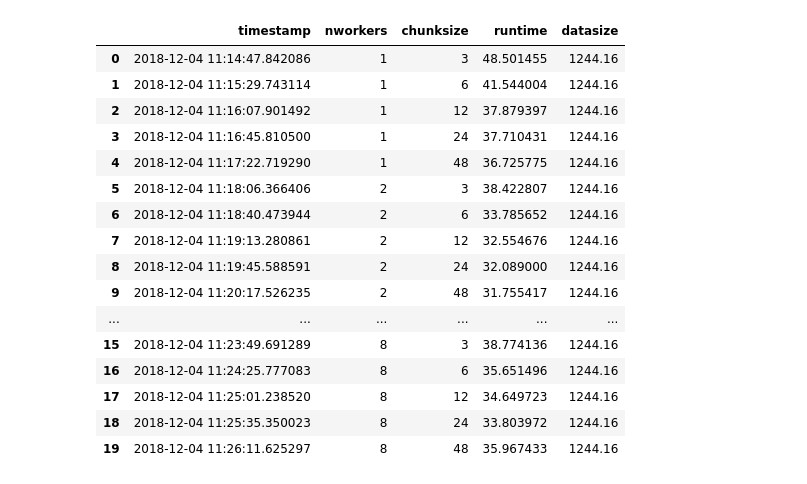
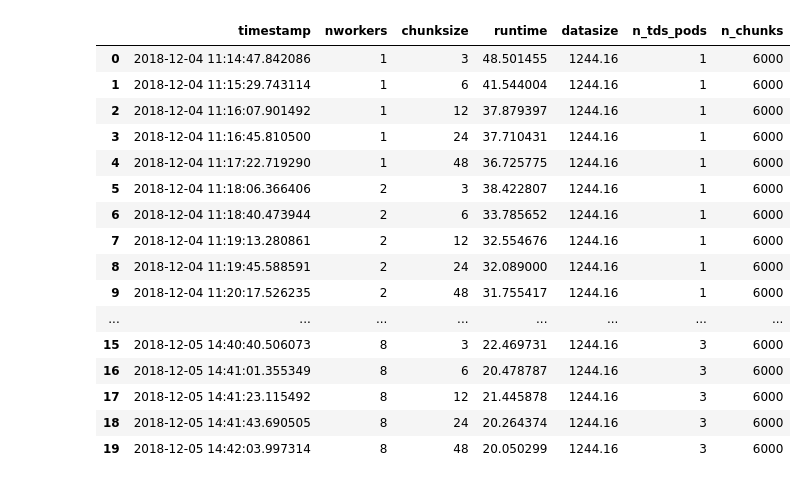
Before and after one commit to rabernat/pangeo_esgf_demo, a Jupyter notebook: analyze_benchmarks.ipynb, the cells around one changed output. Saved outputs shown, nothing was run; the diff lists cells and outputs as text; code cells hidden in the pictures.

```diff
--- a/analyze_benchmarks.ipynb
+++ b/analyze_benchmarks.ipynb
@@ -4,24 +5,32 @@ from matplotlib import pyplot as plt
 %matplotlib inline
 # %%
-df = pd.read_csv("benchmark.csv", parse_dates=['timestamp'])
+nt_gfdl = 6000
+nt_newmann = 12054*9
+
+df1 = pd.read_csv("benchmark.csv", parse_dates=['timestamp'])
+df1['n_tds_pods'] = 1
+df2 = pd.read_csv("benchmark_3pods.csv", parse_dates=['timestamp'])
+df2['n_tds_pods'] = 3
+df = pd.concat([df1, df2])
 df = df.drop(df.columns[0], axis=1)
+df['n_chunks'] = nt_gfdl
 df
 # %% [output]
-|  | timestamp | nworkers | chunksize | runtime | datasize |
-| 0 | 2018-12-04 11:14:47.842086 | 1 | 3 | 48.501455 | 1244.16 |
-| 1 | 2018-12-04 11:15:29.743114 | 1 | 6 | 41.544004 | 1244.16 |
-| 2 | 2018-12-04 11:16:07.901492 | 1 | 12 | 37.879397 | 1244.16 |
-| 3 | 2018-12-04 11:16:45.810500 | 1 | 24 | 37.710431 | 1244.16 |
-| 4 | 2018-12-04 11:17:22.719290 | 1 | 48 | 36.725775 | 1244.16 |
-| 5 | 2018-12-04 11:18:06.366406 | 2 | 3 | 38.422807 | 1244.16 |
-| 6 | 2018-12-04 11:18:40.473944 | 2 | 6 | 33.785652 | 1244.16 |
-| 7 | 2018-12-04 11:19:13.280861 | 2 | 12 | 32.554676 | 1244.16 |
-| 8 | 2018-12-04 11:19:45.588591 | 2 | 24 | 32.089000 | 1244.16 |
-| 9 | 2018-12-04 11:20:17.526235 | 2 | 48 | 31.755417 | 1244.16 |
-| ... | ... | ... | ... | ... | ... |
-| 15 | 2018-12-04 11:23:49.691289 | 8 | 3 | 38.774136 | 1244.16 |
-| 16 | 2018-12-04 11:24:25.777083 | 8 | 6 | 35.651496 | 1244.16 |
-| 17 | 2018-12-04 11:25:01.238520 | 8 | 12 | 34.649723 | 1244.16 |
-| 18 | 2018-12-04 11:25:35.350023 | 8 | 24 | 33.803972 | 1244.16 |
-| 19 | 2018-12-04 11:26:11.625297 | 8 | 48 | 35.967433 | 1244.16 |
+|  | timestamp | nworkers | chunksize | runtime | datasize | n_tds_pods | n_chunks |
+| 0 | 2018-12-04 11:14:47.842086 | 1 | 3 | 48.501455 | 1244.16 | 1 | 6000 |
+| 1 | 2018-12-04 11:15:29.743114 | 1 | 6 | 41.544004 | 1244.16 | 1 | 6000 |
+| 2 | 2018-12-04 11:16:07.901492 | 1 | 12 | 37.879397 | 1244.16 | 1 | 6000 |
+| 3 | 2018-12-04 11:16:45.810500 | 1 | 24 | 37.710431 | 1244.16 | 1 | 6000 |
+| 4 | 2018-12-04 11:17:22.719290 | 1 | 48 | 36.725775 | 1244.16 | 1 | 6000 |
+| 5 | 2018-12-04 11:18:06.366406 | 2 | 3 | 38.422807 | 1244.16 | 1 | 6000 |
+| 6 | 2018-12-04 11:18:40.473944 | 2 | 6 | 33.785652 | 1244.16 | 1 | 6000 |
+| 7 | 2018-12-04 11:19:13.280861 | 2 | 12 | 32.554676 | 1244.16 | 1 | 6000 |
+| 8 | 2018-12-04 11:19:45.588591 | 2 | 24 | 32.089000 | 1244.16 | 1 | 6000 |
+| 9 | 2018-12-04 11:20:17.526235 | 2 | 48 | 31.755417 | 1244.16 | 1 | 6000 |
+| ... | ... | ... | ... | ... | ... | ... | ... |
+| 15 | 2018-12-05 14:40:40.506073 | 8 | 3 | 22.469731 | 1244.16 | 3 | 6000 |
+| 16 | 2018-12-05 14:41:01.355349 | 8 | 6 | 20.478787 | 1244.16 | 3 | 6000 |
+| 17 | 2018-12-05 14:41:23.115492 | 8 | 12 | 21.445878 | 1244.16 | 3 | 6000 |
+| 18 | 2018-12-05 14:41:43.690505 | 8 | 24 | 20.264374 | 1244.16 | 3 | 6000 |
+| 19 | 2018-12-05 14:42:03.997314 | 8 | 48 | 20.050299 | 1244.16 | 3 | 6000 |
 # %%
```
Also changed, not shown: parts of 6 cells of this notebook, 4 other files.
